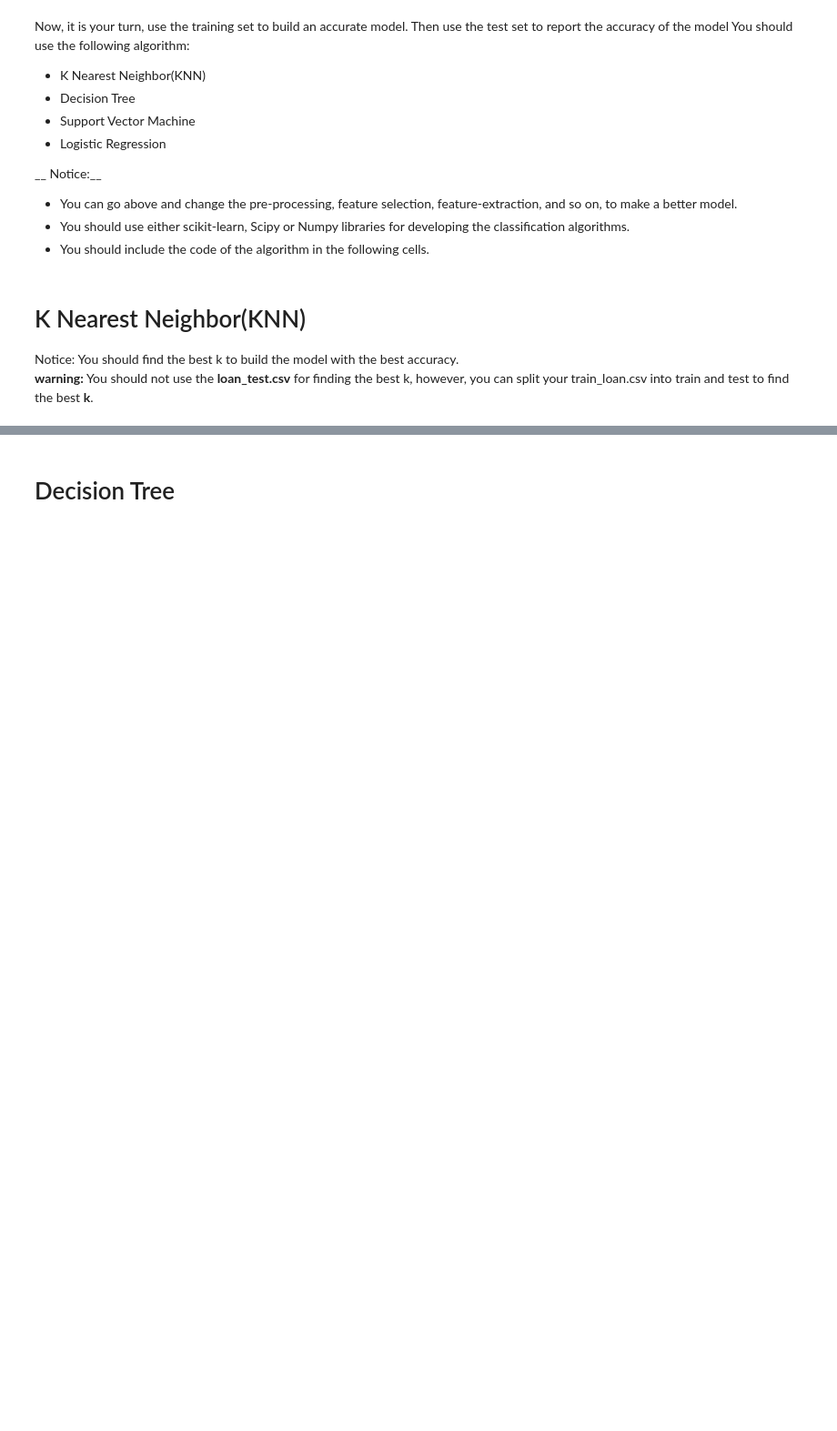
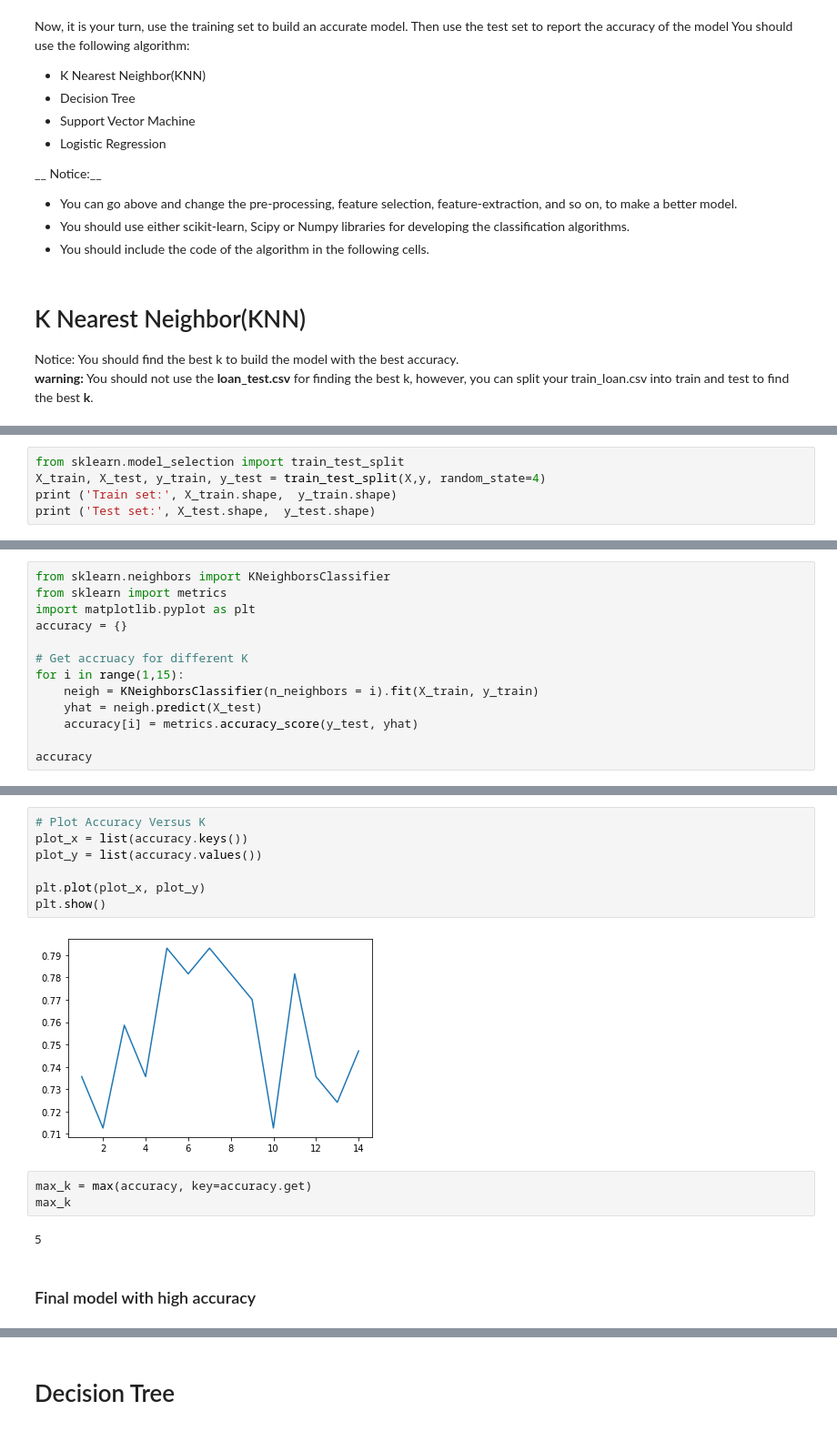
Before and after one commit to farazkh80/Best-Classifier, a Jupyter notebook: Classifier.ipynb, the cells around one changed output, grey strips where cells are left out. Shown at 91% size. Drawn from its saved outputs; the diff is of its cells as text; blank space fills up the shorter version.

Commit message:
KNN model completed

```diff
--- a/Classifier.ipynb
+++ b/Classifier.ipynb
@@ -258,0 +261,5 @@ Notice: You should find the best k to build the model with the best accuracy.
+# %%
+from sklearn.model_selection import train_test_split
+X_train, X_test, y_train, y_test = train_test_split(X,y, random_state=4)
+print ('Train set:', X_train.shape,  y_train.shape)
+print ('Test set:', X_test.shape,  y_test.shape)
@@ -258,0 +271,13 @@ Notice: You should find the best k to build the model with the best accuracy.
+# %%
+from sklearn.neighbors import KNeighborsClassifier
+from sklearn import metrics
+import matplotlib.pyplot as plt
+accuracy = {}
+
+# Get accruacy for different K
+for i in range(1,15):
+    neigh = KNeighborsClassifier(n_neighbors = i).fit(X_train, y_train)
+    yhat = neigh.predict(X_test)
+    accuracy[i] = metrics.accuracy_score(y_test, yhat)
+
+accuracy
@@ -258,0 +299,16 @@ Notice: You should find the best k to build the model with the best accuracy.
+# %%
+# Plot Accuracy Versus K
+plot_x = list(accuracy.keys())
+plot_y = list(accuracy.values())
+
+plt.plot(plot_x, plot_y)
+plt.show()
+# %% [output]
+[figure, added]
+# %%
+max_k = max(accuracy, key=accuracy.get)
+max_k
+# %% [output]
+5
+# %% [markdown]
+### Final model with high accuracy
```
Also changed, not shown: parts of 6 cells of this notebook.
